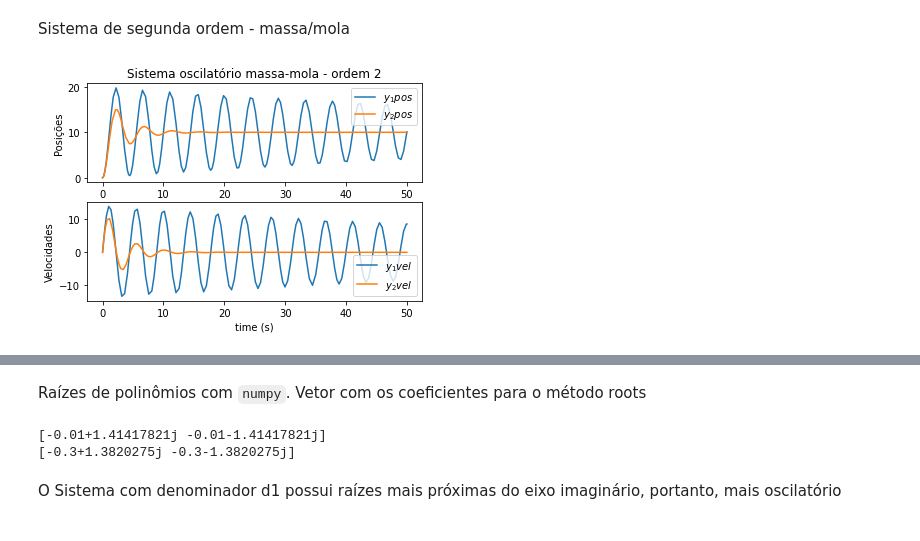
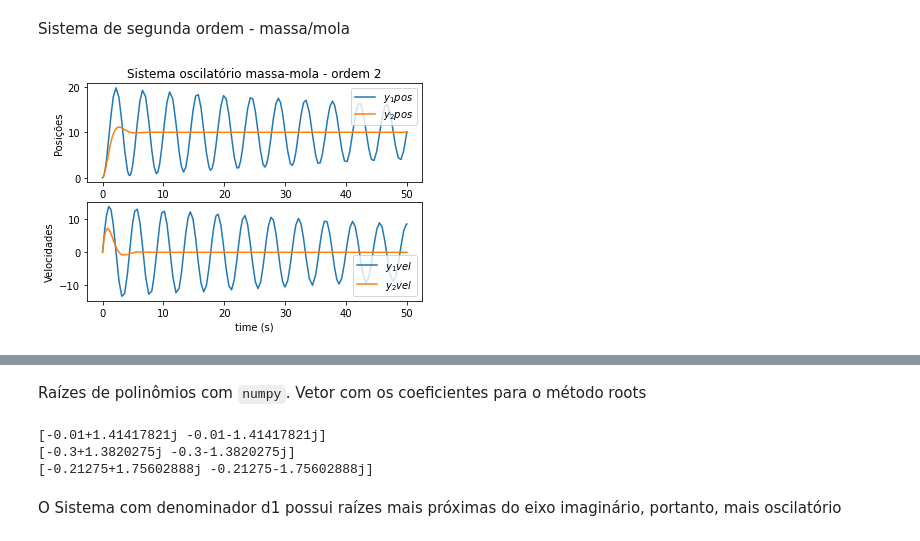
Before and after one commit to josenalde/embeddedsystems, a Jupyter notebook: src/simul1.ipynb, the cells around one changed output, grey strips where cells are left out. Cells and saved outputs as stored; diff of their text form; code cells hidden in the pictures.

```diff
--- a/src/simul1.ipynb
+++ b/src/simul1.ipynb
@@ -43,35 +43,35 @@ def massaMola(time,X,m,k,b,u):
 
 ti = 0
 tf = 50
-x10,x20=0,0
+x10,x20=0,0 #assume que a mola esta em repouso x = 0, v = 0
 
 # método de solução de ode Runge-Kutta implícito de ordem 5 RADAU
 from scipy import integrate
 # https://docs.scipy.org/doc/scipy/reference/generated/scipy.integrate.solve_ivp.html
 sol1 = integrate.solve_ivp(massaMola, t_span=(ti, tf), y0=(x10, x20), method='Radau', args=(0.5,1.,0.01,10))
-sol2 = integrate.solve_ivp(massaMola, t_span=(ti, tf), y0=(x10, x20), method='Radau', args=(0.5,1.,0.3,10))
+sol2 = integrate.solve_ivp(massaMola, t_span=(ti, tf), y0=(x10, x20), method='Radau', args=(0.5,1.,0.8,10))
 t1, Y1 = sol1.t, sol1.y
 t2, Y2 = sol2.t, sol2.y
 
 # Separando as soluções y1 é y, y2 é dot_y
 y1_pos, y1_vel = Y1 # y1 posicao, y2 velocidade
 y2_pos, y2_vel = Y2 # y1 posicao, y2 velocidade
 
 plt.figure(1)
 plt.subplot(211)
 plt.plot(t1, y1_pos, label=r'$y_1pos$')
 plt.plot(t2, y2_pos, label=r'$y_2pos$')
 plt.legend()
 plt.xlabel('time (s)')
 plt.title('Sistema oscilatório massa-mola - ordem 2')
 plt.ylabel('Posições')
 plt.subplot(212)
 plt.plot(t1, y1_vel, label=r'$y_1vel$')
 plt.plot(t2, y2_vel, label=r'$y_2vel$')
 
 plt.legend()
 plt.xlabel('time (s)')
 plt.ylabel('Velocidades')
 plt.show()
 # %% [output]
-[figure, old version]
+[figure, new version]
@@ -84,8 +84,11 @@ d1 = [0.5, 0.01, 1]
 print(np.roots(d1))
 d2 = [0.5, 0.3, 1]
 print(np.roots(d2))
+d3 = [1, 0.4255, 3.1289]
+print(np.roots(d3))
 # %% [output]
 [-0.01+1.41417821j -0.01-1.41417821j]
 [-0.3+1.3820275j -0.3-1.3820275j]
+[-0.21275+1.75602888j -0.21275-1.75602888j]
 # %% [markdown]
 O Sistema com denominador d1 possui raízes mais próximas do eixo imaginário, portanto, mais oscilatório
```
Also changed, not shown: parts of 3 cells of this notebook.
